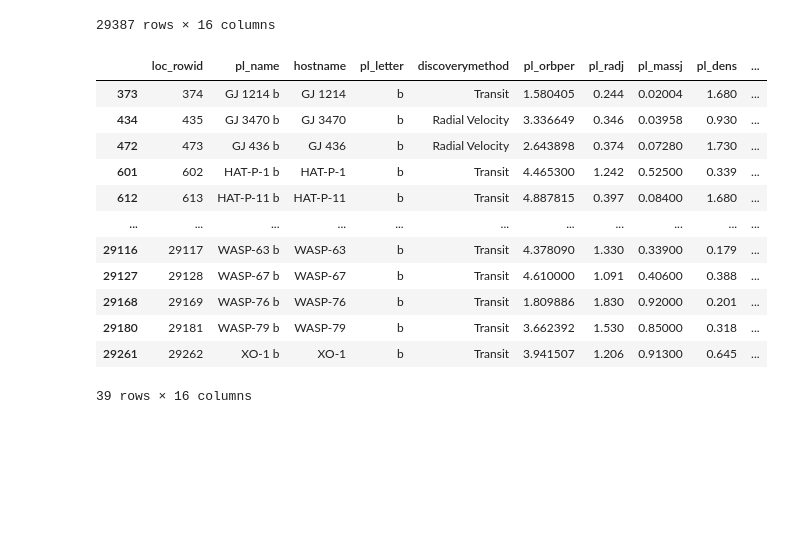
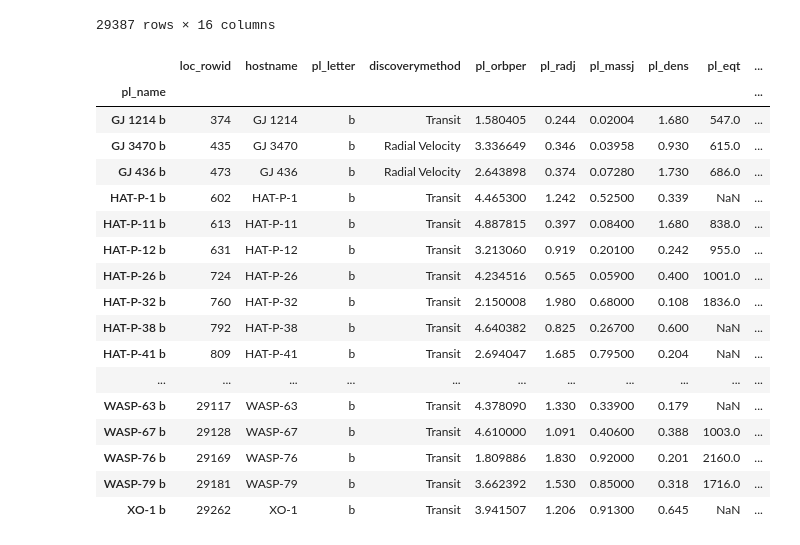
Before and after one commit to icweaver/HST_WFC3_UVIS_G280_sim, a Jupyter notebook: estimate_precision.ipynb, the cells around one changed output. Saved outputs shown, nothing was run; the diff lists cells and outputs as text; code cells hidden in the pictures; blank space fills up the shorter version.

```diff
--- a/estimate_precision.ipynb
+++ b/estimate_precision.ipynb
@@ -272,45 +347,52 @@ planets = [
     "TRAPPIST-1 f",
     "TRAPPIST-1 g",
     "WASP-6 b",
     "WASP-12 b",
     "WASP-17 b",
     "WASP-19 b",
     "WASP-31 b",
     "WASP-39 b",
     "WASP-43 b",
     "WASP-52 b",
     "WASP-63 b",
     "WASP-67 b",
     "WASP-76 b",
     "WASP-79 b",
     "WASP-101 b",
     "WASP-121 b",
     "WASP-127 b",
     "XO-1 b",
     "", # 40
 ]
 
 df = df.query(
     f"""
     pl_name in {planets}
     """
 )
 
 df.drop(index=375, inplace=True) # Extra GJ1214b entry
 
-df#.count()
+df.set_index("pl_name", inplace=True)
+
+df
 # %% [output]
-|  | loc_rowid | pl_name | hostname | pl_letter | discoverymethod | pl_orbper | pl_radj | pl_massj | pl_dens | ... |
-| 373 | 374 | GJ 1214 b | GJ 1214 | b | Transit | 1.580405 | 0.244 | 0.02004 | 1.680 | ... |
-| 434 | 435 | GJ 3470 b | GJ 3470 | b | Radial Velocity | 3.336649 | 0.346 | 0.03958 | 0.930 | ... |
-| 472 | 473 | GJ 436 b | GJ 436 | b | Radial Velocity | 2.643898 | 0.374 | 0.07280 | 1.730 | ... |
-| 601 | 602 | HAT-P-1 b | HAT-P-1 | b | Transit | 4.465300 | 1.242 | 0.52500 | 0.339 | ... |
-| 612 | 613 | HAT-P-11 b | HAT-P-11 | b | Transit | 4.887815 | 0.397 | 0.08400 | 1.680 | ... |
+|  | loc_rowid | hostname | pl_letter | discoverymethod | pl_orbper | pl_radj | pl_massj | pl_dens | pl_eqt | ... |
+| pl_name |  |  |  |  |  |  |  |  |  | ... |
+| GJ 1214 b | 374 | GJ 1214 | b | Transit | 1.580405 | 0.244 | 0.02004 | 1.680 | 547.0 | ... |
+| GJ 3470 b | 435 | GJ 3470 | b | Radial Velocity | 3.336649 | 0.346 | 0.03958 | 0.930 | 615.0 | ... |
+| GJ 436 b | 473 | GJ 436 | b | Radial Velocity | 2.643898 | 0.374 | 0.07280 | 1.730 | 686.0 | ... |
+| HAT-P-1 b | 602 | HAT-P-1 | b | Transit | 4.465300 | 1.242 | 0.52500 | 0.339 | NaN | ... |
+| HAT-P-11 b | 613 | HAT-P-11 | b | Transit | 4.887815 | 0.397 | 0.08400 | 1.680 | 838.0 | ... |
+| HAT-P-12 b | 631 | HAT-P-12 | b | Transit | 3.213060 | 0.919 | 0.20100 | 0.242 | 955.0 | ... |
+| HAT-P-26 b | 724 | HAT-P-26 | b | Transit | 4.234516 | 0.565 | 0.05900 | 0.400 | 1001.0 | ... |
+| HAT-P-32 b | 760 | HAT-P-32 | b | Transit | 2.150008 | 1.980 | 0.68000 | 0.108 | 1836.0 | ... |
+| HAT-P-38 b | 792 | HAT-P-38 | b | Transit | 4.640382 | 0.825 | 0.26700 | 0.600 | NaN | ... |
+| HAT-P-41 b | 809 | HAT-P-41 | b | Transit | 2.694047 | 1.685 | 0.79500 | 0.204 | NaN | ... |
 | ... | ... | ... | ... | ... | ... | ... | ... | ... | ... | ... |
-| 29116 | 29117 | WASP-63 b | WASP-63 | b | Transit | 4.378090 | 1.330 | 0.33900 | 0.179 | ... |
-| 29127 | 29128 | WASP-67 b | WASP-67 | b | Transit | 4.610000 | 1.091 | 0.40600 | 0.388 | ... |
-| 29168 | 29169 | WASP-76 b | WASP-76 | b | Transit | 1.809886 | 1.830 | 0.92000 | 0.201 | ... |
-| 29180 | 29181 | WASP-79 b | WASP-79 | b | Transit | 3.662392 | 1.530 | 0.85000 | 0.318 | ... |
-| 29261 | 29262 | XO-1 b | XO-1 | b | Transit | 3.941507 | 1.206 | 0.91300 | 0.645 | ... |
+| WASP-63 b | 29117 | WASP-63 | b | Transit | 4.378090 | 1.330 | 0.33900 | 0.179 | NaN | ... |
+| WASP-67 b | 29128 | WASP-67 | b | Transit | 4.610000 | 1.091 | 0.40600 | 0.388 | 1003.0 | ... |
+| WASP-76 b | 29169 | WASP-76 | b | Transit | 1.809886 | 1.830 | 0.92000 | 0.201 | 2160.0 | ... |
+| WASP-79 b | 29181 | WASP-79 | b | Transit | 3.662392 | 1.530 | 0.85000 | 0.318 | 1716.0 | ... |
+| XO-1 b | 29262 | XO-1 | b | Transit | 3.941507 | 1.206 | 0.91300 | 0.645 | NaN | ... |
-39 rows × 16 columns
 # %%
```
Also changed, not shown: parts of 11 cells of this notebook, 7 other files.
